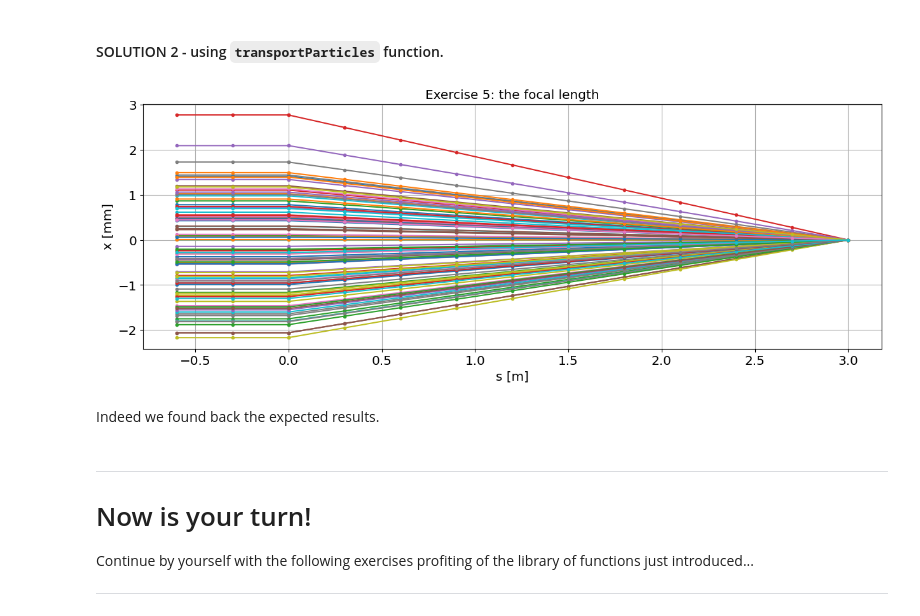
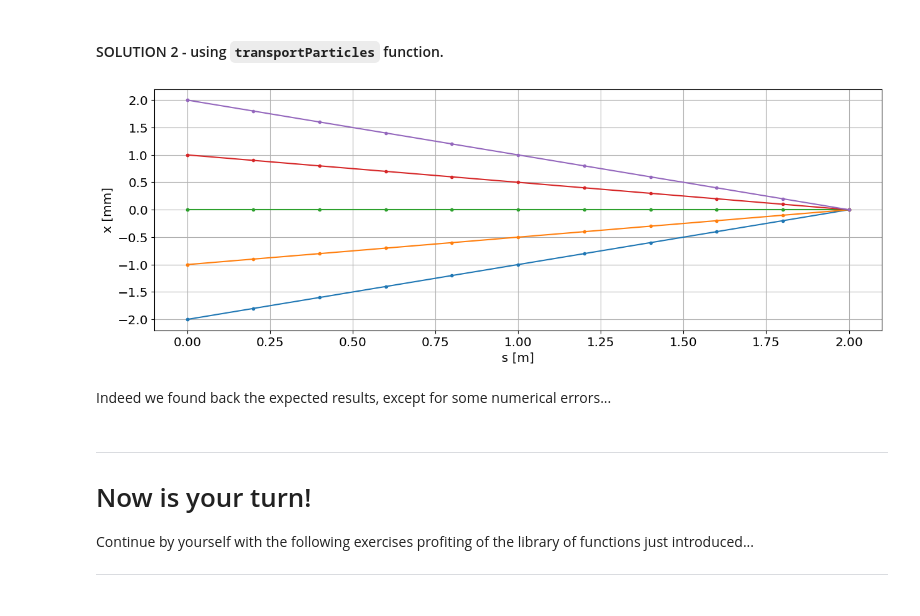
Before and after one commit to cerncas/hands-on-lattice-exercises, a Jupyter notebook: Exercises_Solutions.ipynb, the cells around one changed output. Cells and saved outputs as stored; diff of their text form; code cells hidden in the pictures.

```diff
--- a/Exercises_Solutions.ipynb
+++ b/Exercises_Solutions.ipynb
@@ -384,0 +558,22 @@ array([0, 2, 4, 8])
+# %%
+def transportParticles(X_0, beamline, s_0=0):
+    '''Track the particle(s) `X_0` along the given `beamline`.
+    If needed, one can specify an initial longitudinal position `s_0`, otherwise set to 0.
+
+    It will return a dictionary containing the following key:values
+       'x': a NxM numpy array with the M-particles x position for all N-elements
+       'xp': a NxM numpy array with the M-particles x' angles for all N-elements
+       's': a N-long numpy array with the longitudinal position of the N-elements
+       'coords': a Nx2xM numpy array with all M-particles coordinates (both x and x') at all N-elements
+    '''
+    coords = [X_0]
+    s = [s_0]
+    for element in beamline:
+        coords.append(element['matrix'] @ coords[-1])
+        s.append(s[-1] + element['length'])
+    coords = np.array(coords)
+    s = np.array(s)
+    return {'x':  coords[:,0,:], # [s_idx, particle_idx]
+            'xp': coords[:,1,:], # [s_idx, particle_idx]
+            's':  s,   # [s_idx]
+            'coords': coords,}   # [s_idx, coord_idx, particle_idx]
@@ -411,0 +603,16 @@ plt.title("Exercise 5: x-x' plane");
+# %%
+# Particles definition:
+X_0 = np.array([[-2,-1,0,1,2], [0,0,0,0,0]])
+# beamline definition:
+f = 2 # [m]
+beamline = Q(f) + 10 * D(f/10)
+# compute equivalent element
+equivalent_element = getEquivalentElement(beamline)
+# extract the first(only) matrix, and multiply it by the initial particle coordinates:
+X_1 = equivalent_element[0]['matrix'] @ X_0
+
+# plotting (careful with exponents on the y-axis)
+plt.plot(X_0[0,:], X_1[0,:], 'o-')
+plt.xlabel('Initial x_0 [mm]')
+plt.ylabel('Final x_1 [mm]')
+plt.grid(True)
@@ -414,17 +623,15 @@ plt.title("Exercise 5: x-x' plane");
 # %%
 # we the transportParticles function we can se the particle along the line
 # this can help to visualize the concept of focal length
-output = transportParticles(X, beamline, s0=-2*myF/10)
-for my_particle in output['x']:
-    plt.plot(output['s'], my_particle*1e3,'.-')
+transported_particles = transportParticles(X_0, beamline)
+plt.plot(transported_particles['s'], transported_particles['x'],'.-')
 plt.xlabel('s [m]')
 plt.ylabel('x [mm]')
-plt.title('Exercise 5: the focal length')
 plt.grid(True)
 # %% [output]
-[figure, old version]
+[figure, new version]
 # %% [markdown]
-Indeed we found back the expected results.
+Indeed we found back the expected results, except for some numerical errors...
 # %% [markdown]
 ---
 
```
Also changed, not shown: parts of 110 cells of this notebook, 1 other file.
